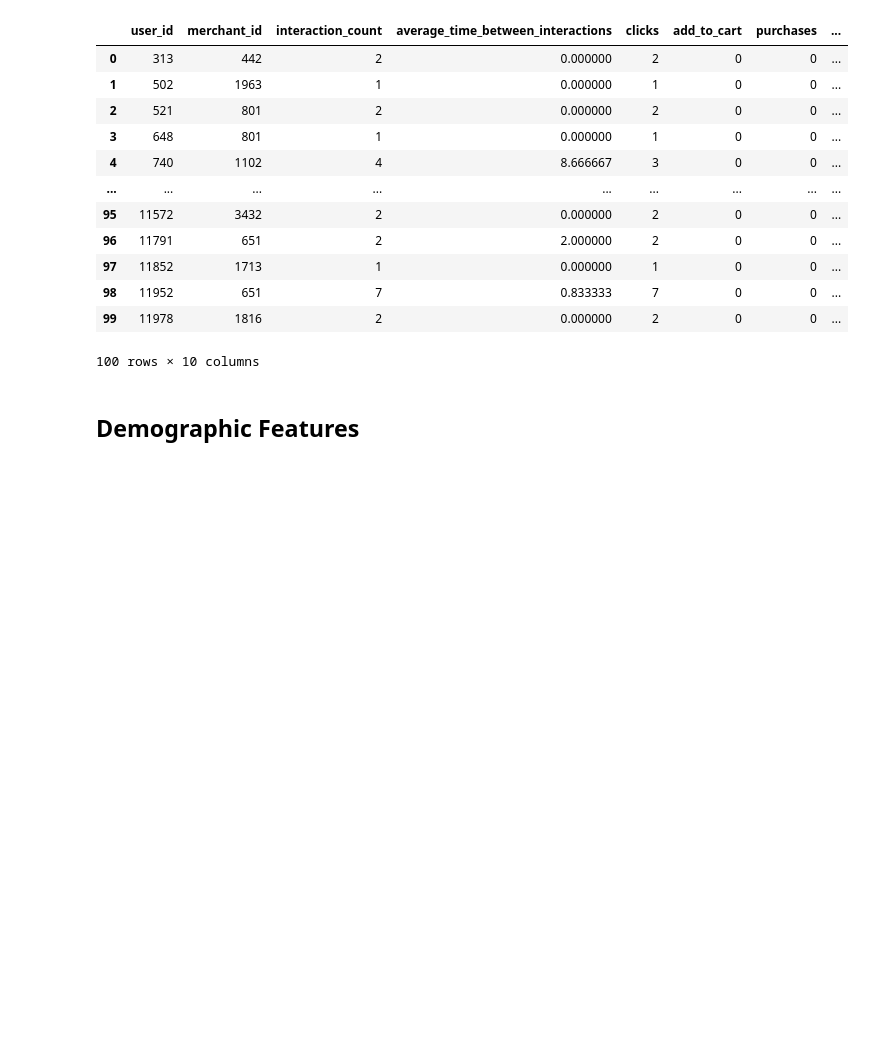
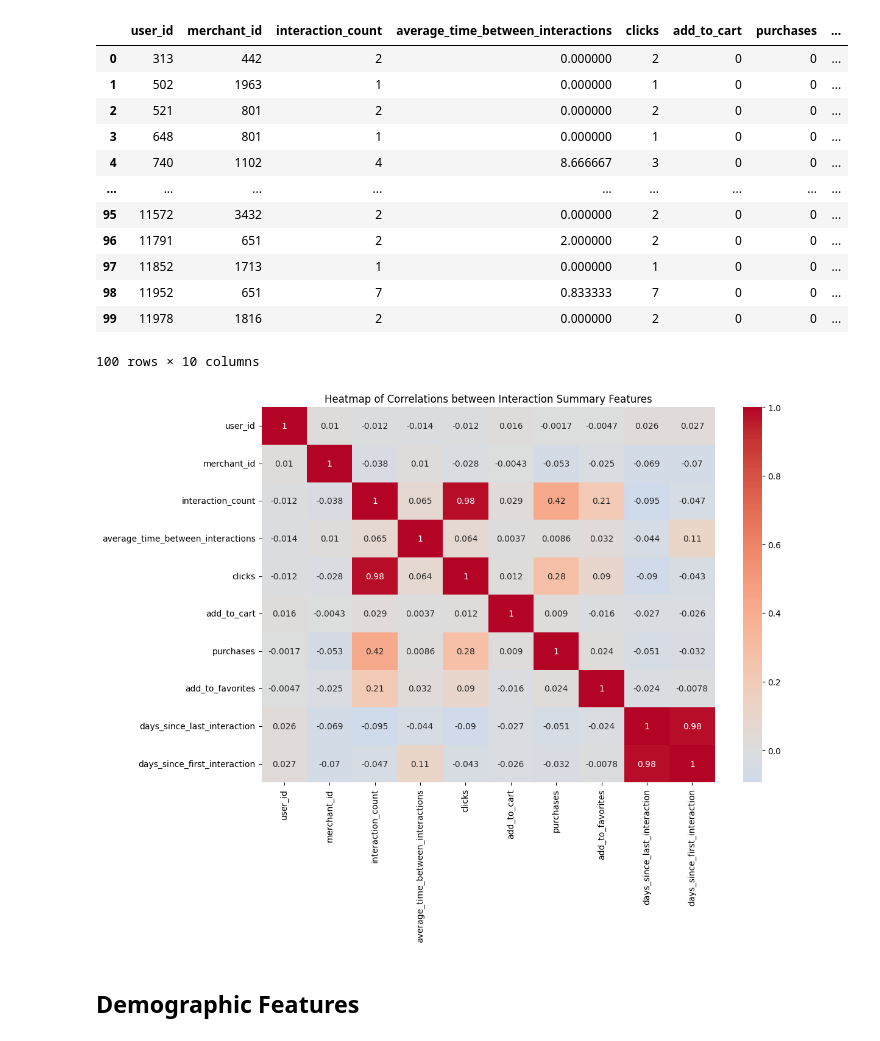
Before and after one commit to CaptainComputer1/CECS550Project, a Jupyter notebook: Features.ipynb, the cells around one changed output. Cells and saved outputs as stored; diff of their text form; code cells hidden in the pictures; blank space fills up the shorter version.

```diff
--- a/Features.ipynb
+++ b/Features.ipynb
@@ -158,6 +180,17 @@ interaction_summary.head(100)
 | 98 | 11952 | 651 | 7 | 0.833333 | 7 | 0 | 0 | ... |
 | 99 | 11978 | 1816 | 2 | 0.000000 | 2 | 0 | 0 | ... |
 100 rows × 10 columns
+# %%
+# Calculate the correlation matrix
+interaction_summary_corr = interaction_summary.corr()
+
+# Create the heatmap
+plt.figure(figsize=(12, 8))
+sns.heatmap(interaction_summary_corr, annot=True, cmap='coolwarm', center=0)
+plt.title('Heatmap of Correlations between Interaction Summary Features')
+plt.show()
+# %% [output]
+[figure, added]
 # %% [markdown]
 ## Demographic Features
 # %%
```
Also changed, not shown: parts of 22 cells of this notebook, 1 other file.
